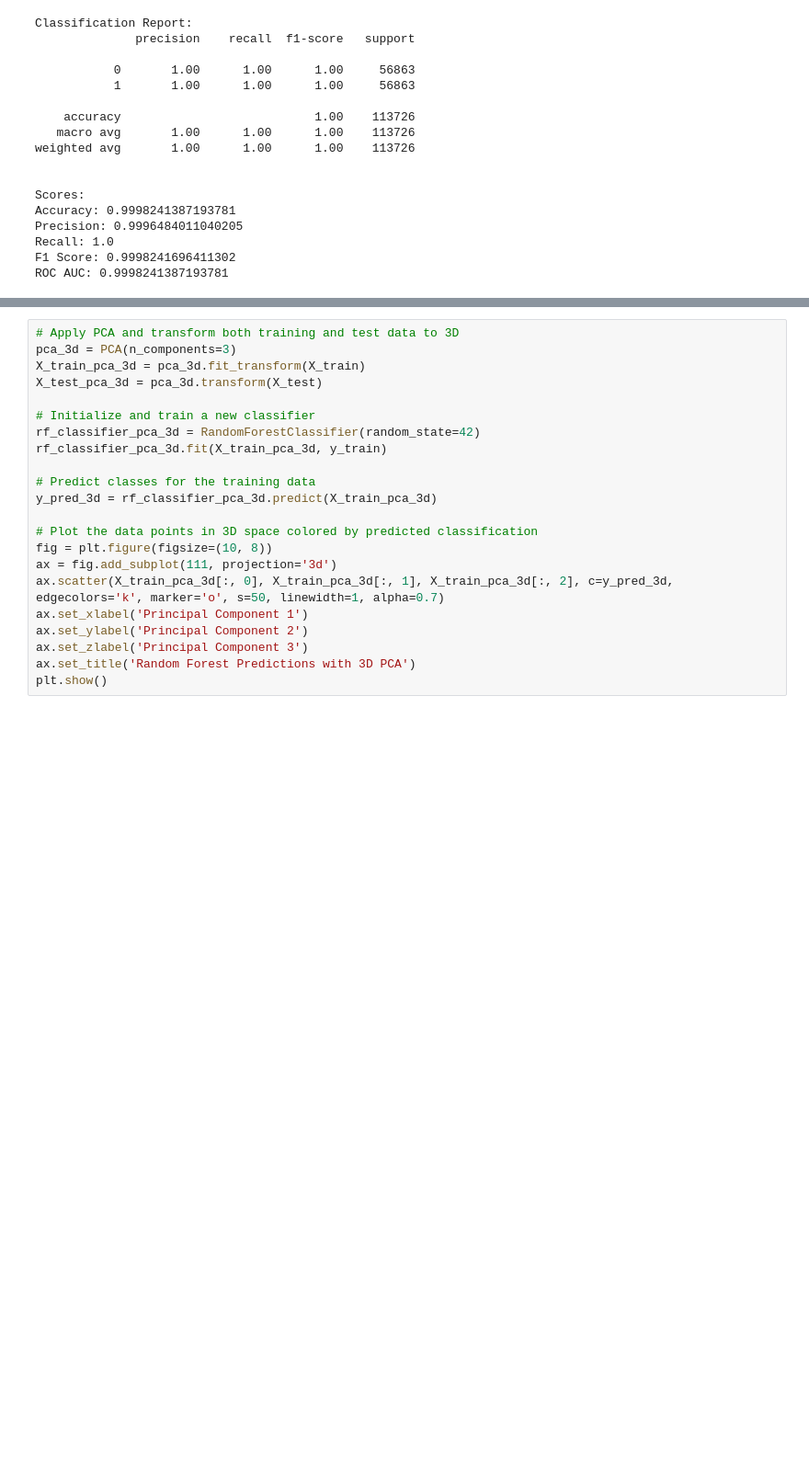
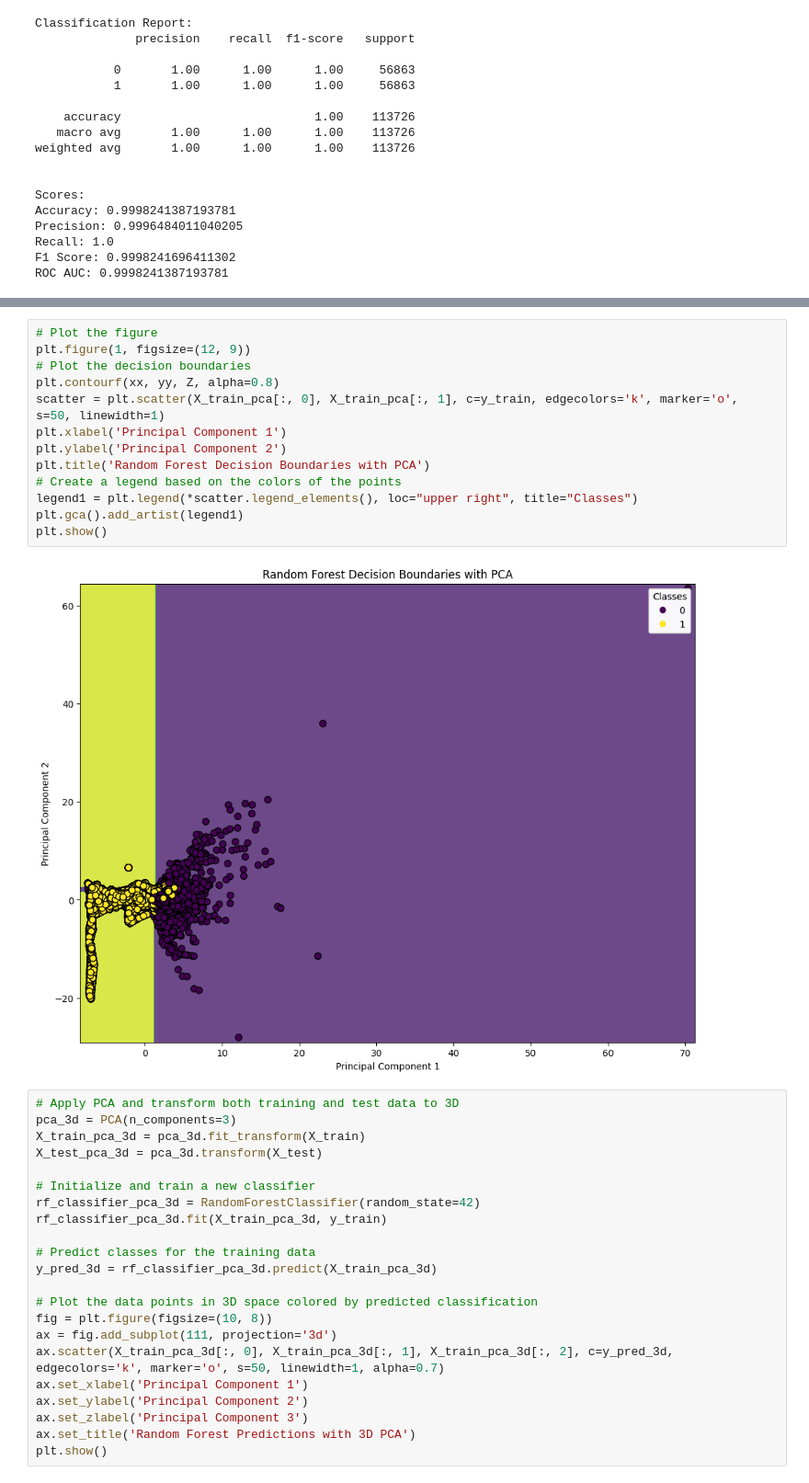
Before and after one commit to Arteaga0415/Credit-Card-Fraud-Detection, a Jupyter notebook: TallerFinal_RandomForest.ipynb, the cells around one changed output, grey strips where cells are left out. Shown at 92% size. Drawn from its saved outputs; the diff is of its cells as text; blank space fills up the shorter version.

```diff
--- a/TallerFinal_RandomForest.ipynb
+++ b/TallerFinal_RandomForest.ipynb
@@ -126,3 +129,18 @@ plt.show()
+# %%
+# Plot the figure
+plt.figure(1, figsize=(12, 9))
+# Plot the decision boundaries
+plt.contourf(xx, yy, Z, alpha=0.8)
+scatter = plt.scatter(X_train_pca[:, 0], X_train_pca[:, 1], c=y_train, edgecolors='k', marker='o', s=50, linewidth=1)
+plt.xlabel('Principal Component 1')
+plt.ylabel('Principal Component 2')
+plt.title('Random Forest Decision Boundaries with PCA')
+# Create a legend based on the colors of the points
+legend1 = plt.legend(*scatter.legend_elements(), loc="upper right", title="Classes")
+plt.gca().add_artist(legend1)
+plt.show()
+# %% [output]
+[figure, added]
 # %%
 # Apply PCA and transform both training and test data to 3D
 pca_3d = PCA(n_components=3)
```
Also changed, not shown: parts of 1 cell of this notebook, 1 other file.
